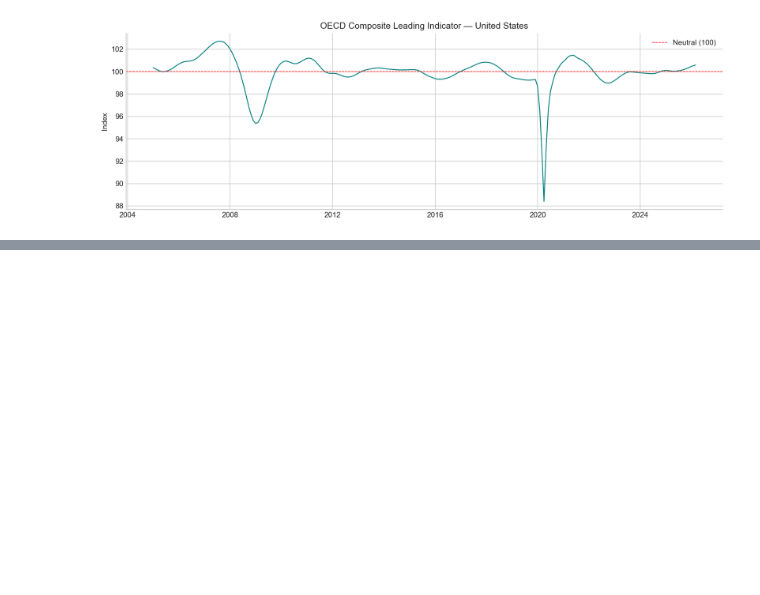
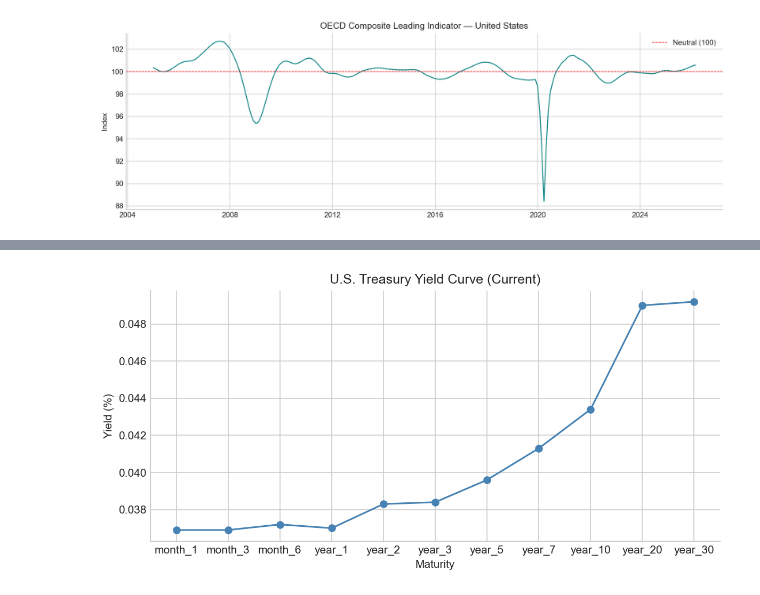
Before and after one commit to fahadtaimur/market-streaming-platform, a Jupyter notebook: notebooks/00_data_feeds.ipynb, the cells around one changed output, grey strips where cells are left out. Cells and saved outputs as stored; diff of their text form; code cells hidden in the pictures; blank space fills up the shorter version.

```diff
--- a/notebooks/00_data_feeds.ipynb
+++ b/notebooks/00_data_feeds.ipynb
@@ -202,0 +480,15 @@ screener_df.sample(10)
+# %%
+# rates at each maturity going back years
+rates = obb.fixedincome.government.treasury_rates(provider="federal_reserve").to_dataframe()
+display(rates.tail())
+
+# is the curve inverted right now?
+yc = obb.fixedincome.government.yield_curve(provider="federal_reserve").to_dataframe()
+
+fig, ax = plt.subplots(figsize=(8, 4))
+ax.plot(yc["maturity"], yc["rate"], marker="o", linewidth=1.5, color="steelblue")
+ax.set_title("U.S. Treasury Yield Curve (Current)")
+ax.set_xlabel("Maturity")
+ax.set_ylabel("Yield (%)")
+plt.tight_layout()
+# %% [output]
@@ -202,0 +502 @@ screener_df.sample(10)
+[figure, added]
```
Also changed, not shown: parts of 38 cells of this notebook, 6 other files.
